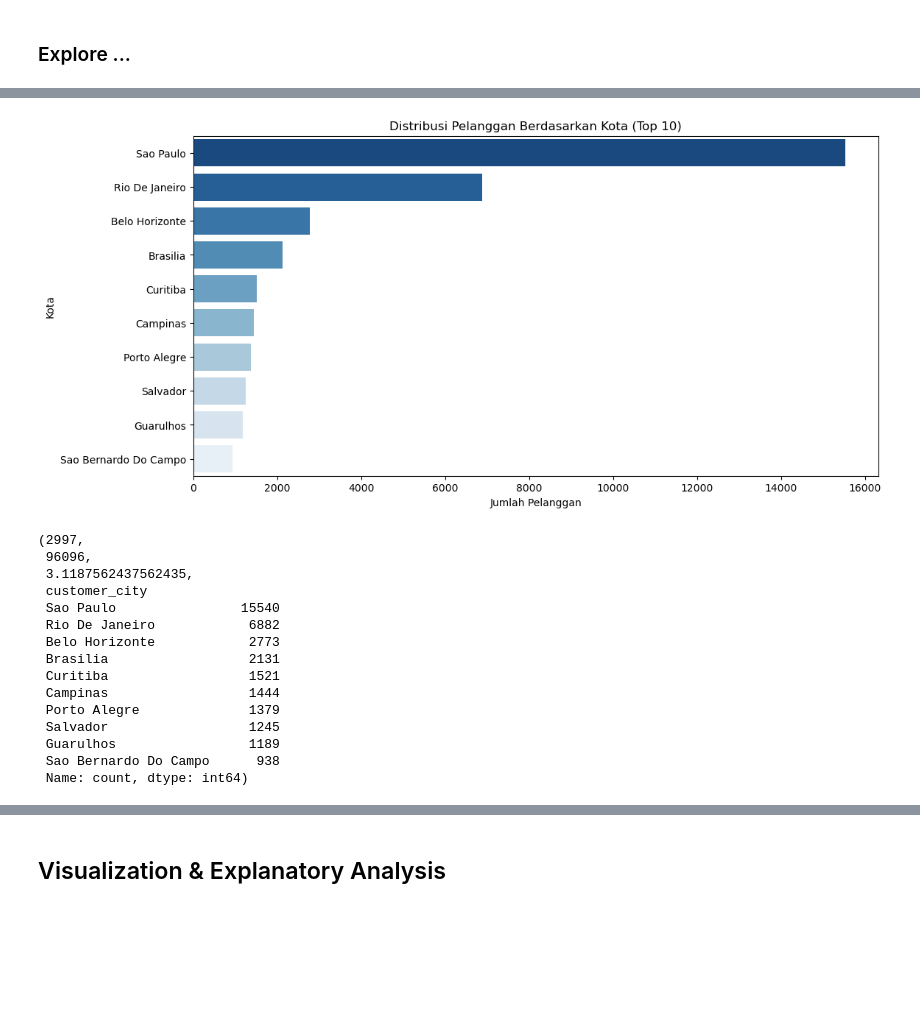
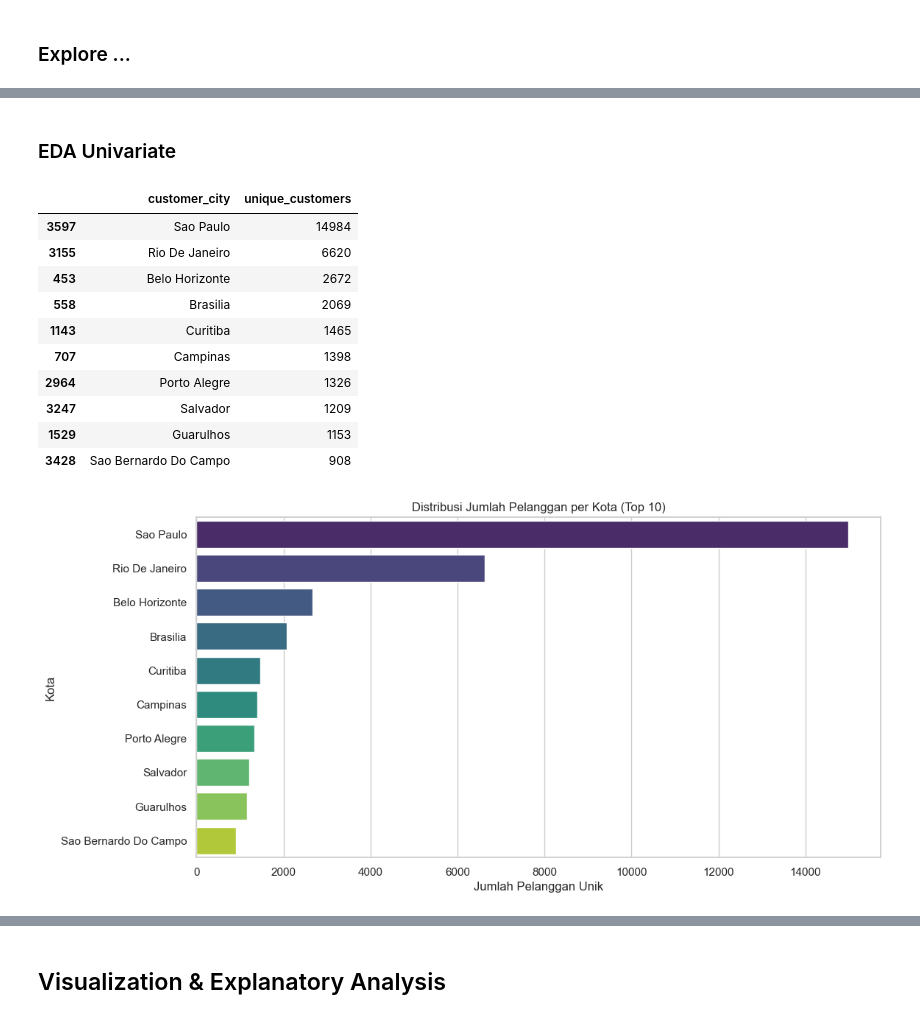
Before and after one commit to wingscode123/Proyek-Akhir_Analisis-Data-dengan-Python_Dicoding, a Jupyter notebook: Proyek_Analisis_Data.ipynb, the cells around one changed output, grey strips where cells are left out. Saved outputs shown, nothing was run; the diff lists cells and outputs as text; code cells hidden in the pictures; blank space fills up the shorter version.

```diff
--- a/Proyek_Analisis_Data.ipynb
+++ b/Proyek_Analisis_Data.ipynb
@@ -194,37 +206,34 @@ df_cleaned.head()
+# %% [markdown]
+### EDA Univariate
+# %%
+# Agregasi jumlah pelanggan unik per kota
+customers_per_city = df_cleaned.groupby("customer_city")["customer_unique_id"].nunique().reset_index()
+customers_per_city.columns = ["customer_city", "unique_customers"]
+
+# Mengurutkan berdasarkan jumlah pelanggan tertinggi
+top_cities = customers_per_city.sort_values(by="unique_customers", ascending=False).head(10)
+
+# Tampilkan hasil agregasi
+top_cities
+# %% [output]
+|  | customer_city | unique_customers |
+| 3597 | Sao Paulo | 14984 |
+| 3155 | Rio De Janeiro | 6620 |
+| 453 | Belo Horizonte | 2672 |
+| 558 | Brasilia | 2069 |
+| 1143 | Curitiba | 1465 |
+| 707 | Campinas | 1398 |
+| 2964 | Porto Alegre | 1326 |
+| 3247 | Salvador | 1209 |
+| 1529 | Guarulhos | 1153 |
+| 3428 | Sao Bernardo Do Campo | 908 |
 # %%
-# 1. Mengecek jumlah pelanggan yang kembali bertransaksi
-repeat_customers = df_cleaned["customer_unique_id"].value_counts()
-repeat_count = (repeat_customers > 1).sum()
-unique_customers = repeat_customers.count()
-repeat_percentage = (repeat_count / unique_customers) * 100
-
-# 2. Distribusi pelanggan berdasarkan kota (Top 10 kota dengan pelanggan terbanyak)
-top_cities = df_cleaned["customer_city"].value_counts().head(10)
-
-# Visualisasi: Distribusi pelanggan berdasarkan kota
+# Visualisasi jumlah pelanggan per kota
 plt.figure(figsize=(12, 6))
-sns.barplot(x=top_cities.values, y=top_cities.index, palette="Blues_r")
-plt.xlabel("Jumlah Pelanggan")
+sns.barplot(x=top_cities["unique_customers"], y=top_cities["customer_city"], palette="viridis")
+plt.xlabel("Jumlah Pelanggan Unik")
 plt.ylabel("Kota")
-plt.title("Distribusi Pelanggan Berdasarkan Kota (Top 10)")
+plt.title("Distribusi Jumlah Pelanggan per Kota (Top 10)")
 plt.show()
-
-# Menampilkan hasil analisis
-repeat_count, unique_customers, repeat_percentage, top_cities
 # %% [output]
-[figure, old version]
+[figure, new version]
-(2997,
- 96096,
- 3.1187562437562435,
- customer_city
- Sao Paulo                15540
- Rio De Janeiro            6882
- Belo Horizonte            2773
- Brasilia                  2131
- Curitiba                  1521
- Campinas                  1444
- Porto Alegre              1379
- Salvador                  1245
- Guarulhos                 1189
- Sao Bernardo Do Campo      938
- Name: count, dtype: int64)
```
Also changed, not shown: parts of 14 cells of this notebook, 1 other file.
